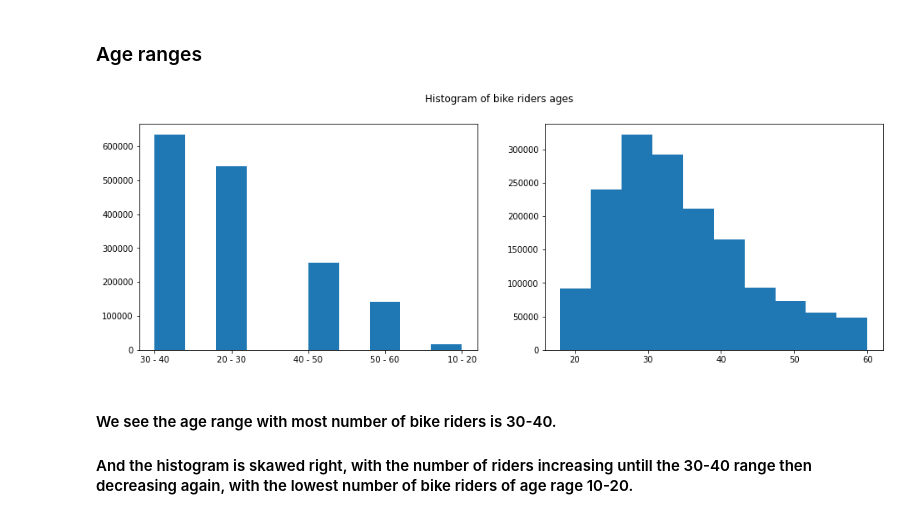
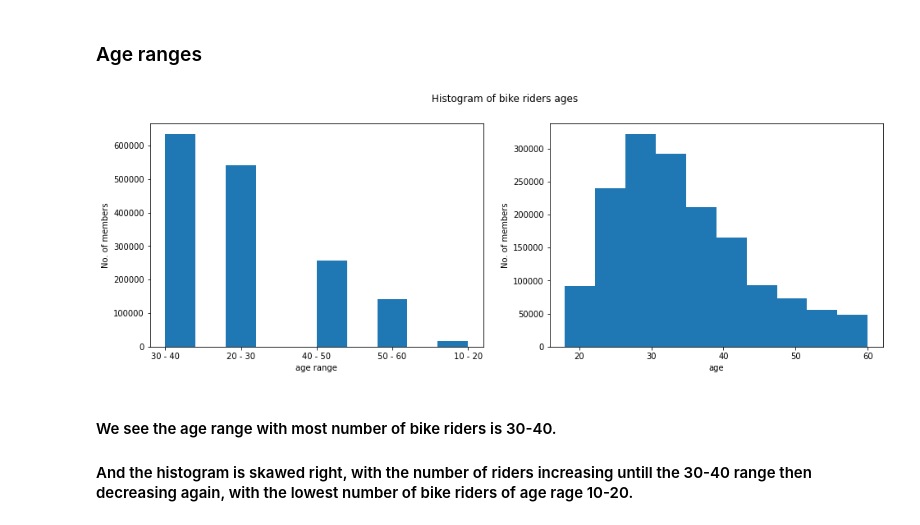
Before and after one commit to AsmerAmen/udacity_communicateDataFindings_fordGoBike, a Jupyter notebook: exploration_template.ipynb, the cells around one changed output. Drawn from its saved outputs; the diff is of its cells as text; code cells hidden in the pictures.

```diff
--- a/exploration_template.ipynb
+++ b/exploration_template.ipynb
@@ -377,10 +377,14 @@ df['member_age_bins'] = df['age'].apply(age_bins)
 # %%
 fig,(ax1, ax2) = plt.subplots(nrows=1, ncols=2, figsize=(16,5))
 df['member_age_bins'].hist(grid=False, ax=ax1,)
 df['age'].hist(grid=False, ax=ax2)
+ax1.set_xlabel('age range')
+ax1.set_ylabel('No. of members')
+ax2.set_xlabel('age')
+ax2.set_ylabel('No. of members')
 fig.suptitle('Histogram of bike riders ages');
 # %% [output]
-[figure, old version]
+[figure, new version]
 # %% [markdown]
 #### We see the age range with most number of bike riders is 30-40.
 #### And the histogram is skawed right, with the number of riders increasing untill the 30-40 range then decreasing again, with the lowest number of bike riders of age rage 10-20.
```
Also changed, not shown: parts of 5 cells of this notebook, 4 other files.
